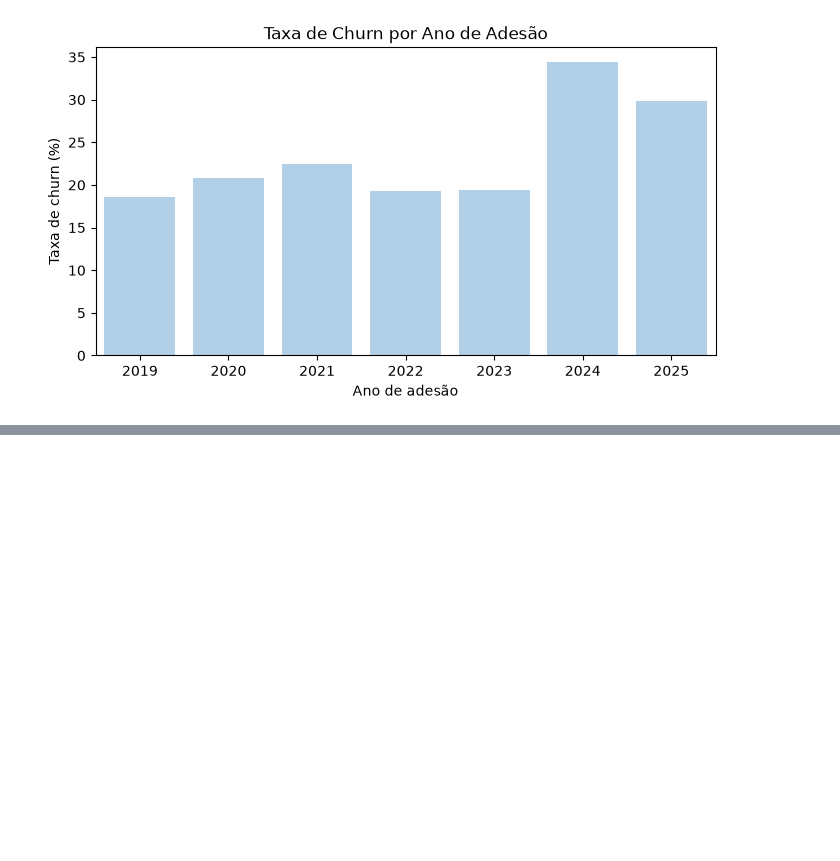
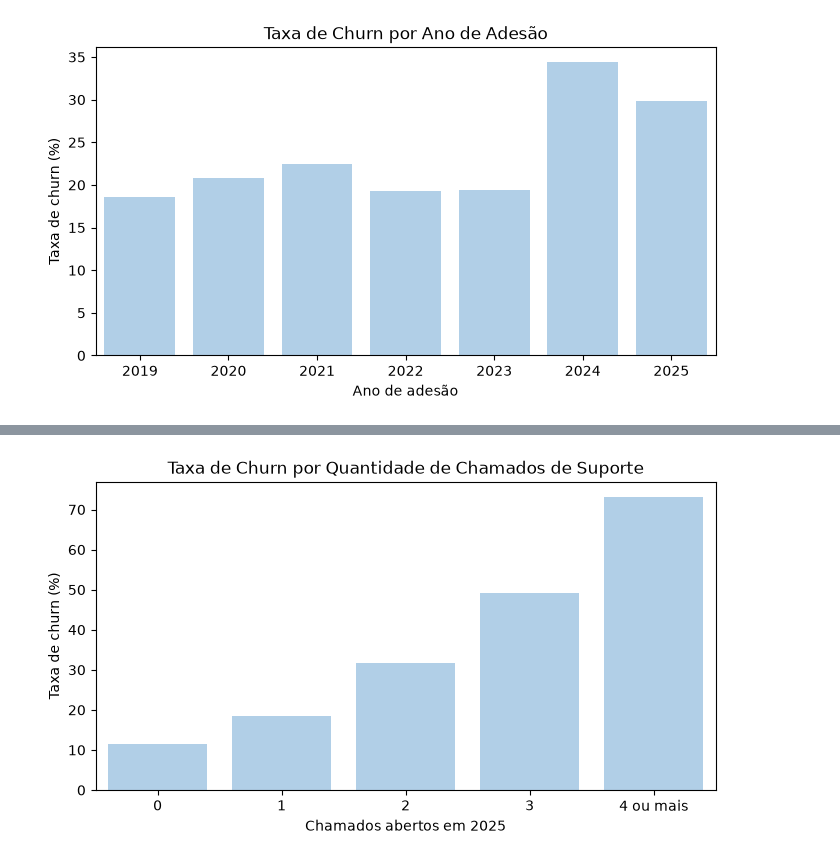
Before and after one commit to ricardo-paganini/subscription-churn-analysis, a Jupyter notebook: churn_analysis.ipynb, the cells around one changed output, grey strips where cells are left out. Cells and saved outputs as stored; diff of their text form; code cells hidden in the pictures; blank space fills up the shorter version.

Commit message:
Add signup year observations and churn by support tickets analysis

```diff
--- a/churn_analysis.ipynb
+++ b/churn_analysis.ipynb
@@ -553,0 +571,21 @@ plt.show()
+# %%
+query = '''
+WITH customer_tickets AS (
+    SELECT c.customer_id,
+           c.churn,
+           COUNT(t.ticket_id) AS total_tickets
+    FROM customers c
+    LEFT JOIN tickets t ON c.customer_id = t.customer_id
+    GROUP BY c.customer_id, c.churn
+)
+SELECT CASE WHEN total_tickets >= 4 THEN '4 ou mais' ELSE CAST(total_tickets AS TEXT) END AS tickets_group,
+       COUNT(*) AS total_customers,
+       SUM(churn) AS canceled_customers,
+       ROUND(SUM(churn) * 100.0 / COUNT(*), 1) AS churn_rate
+FROM customer_tickets
+GROUP BY tickets_group
+ORDER BY tickets_group
+'''
+
+churn_by_tickets = pd.read_sql(query, conn)
+display(churn_by_tickets)
@@ -553,0 +599,9 @@ plt.show()
+# %%
+plt.figure(figsize=(8, 4))
+sns.barplot(data=churn_by_tickets, x='tickets_group', y='churn_rate', color='#a8d0f0')
+plt.title('Taxa de Churn por Quantidade de Chamados de Suporte')
+plt.xlabel('Chamados abertos em 2025')
+plt.ylabel('Taxa de churn (%)')
+plt.show()
+# %% [output]
+[figure, added]
```
Also changed, not shown: parts of 3 cells of this notebook.
